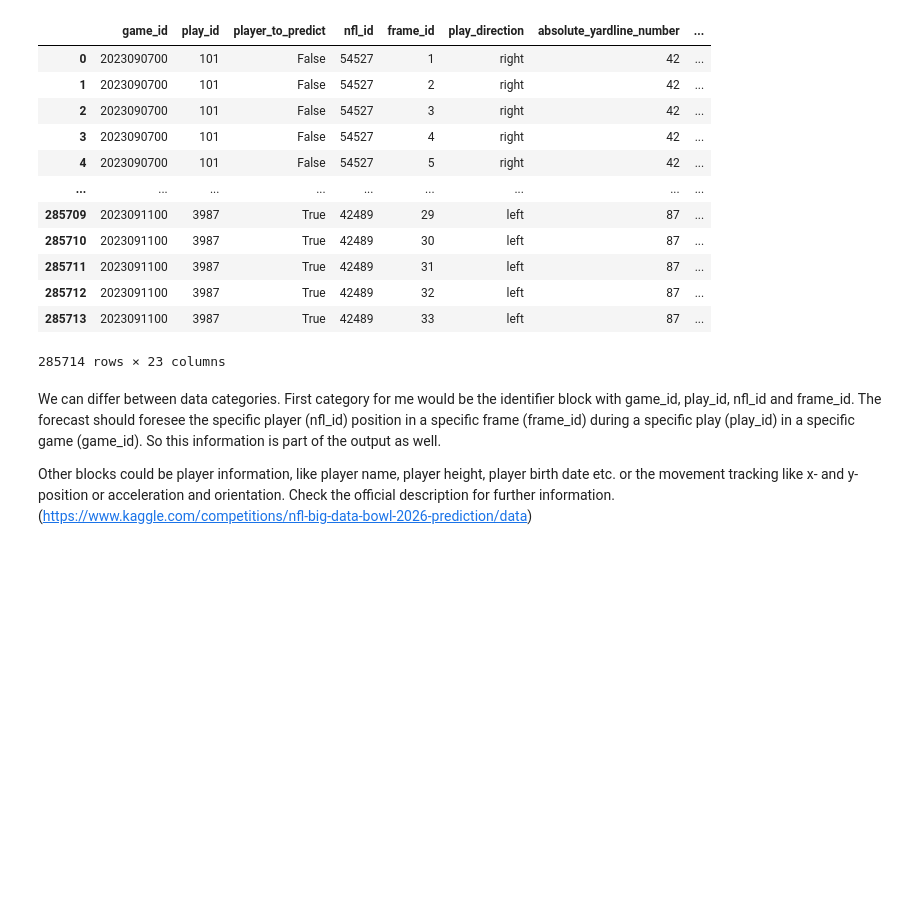
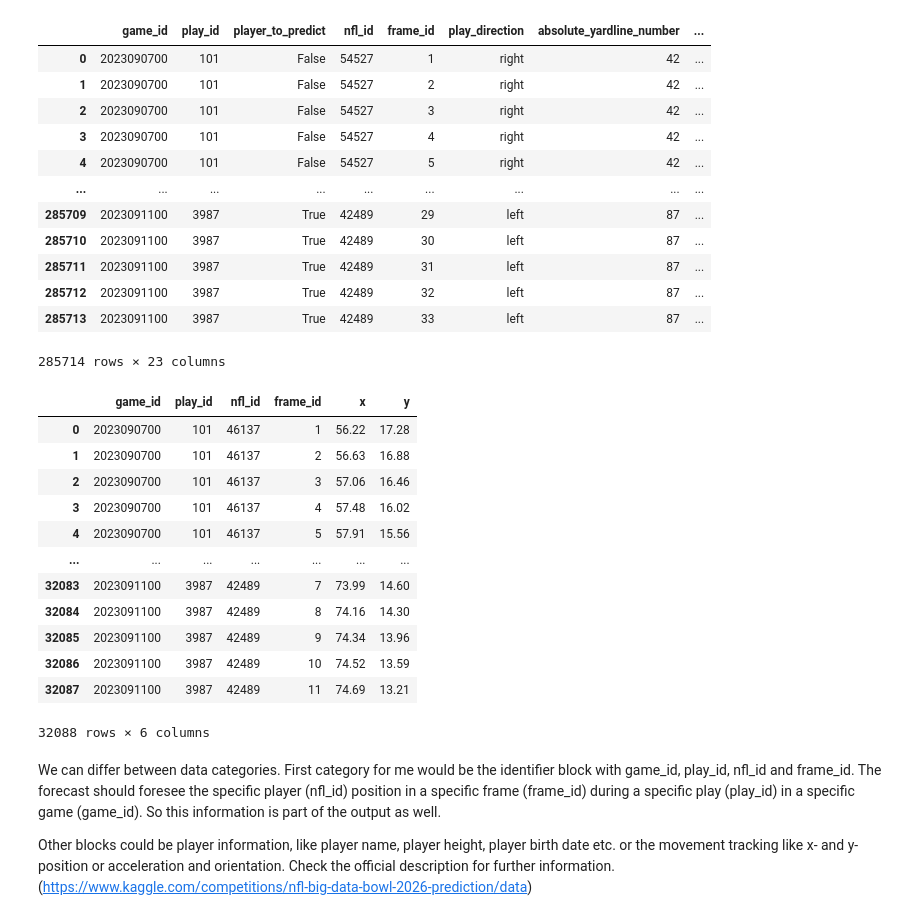
Before and after one commit to VirtualVale/04_kaggleNFL_trajectory_prediction, a Jupyter notebook: datawatch.ipynb, the cells around one changed output. Cells and saved outputs as stored; diff of their text form; code cells hidden in the pictures; blank space fills up the shorter version.

```diff
--- a/datawatch.ipynb
+++ b/datawatch.ipynb
@@ -1,7 +3,8 @@
 # %% [markdown]
 Lets have a first look on the data and analyse some basic properties plus obvious trends.
 # %%
-sample_csv = "/root/data/nfl-big-data-bowl-2026-prediction/train/input_2023_w01.csv"
+sample_input_csv = "/root/data/nfl-big-data-bowl-2026-prediction/train/input_2023_w01.csv"
+sample_output_csv = "/root/data/nfl-big-data-bowl-2026-prediction/train/output_2023_w01.csv"
 # %% [markdown]
 At first read in the data and look at the dataframe. This is one of the training samples for the competition. The input samples looks like this.
 # %%
@@ -23,6 +24,23 @@ sample_df
 | 285712 | 2023091100 | 3987 | True | 42489 | 32 | left | 87 | ... |
 | 285713 | 2023091100 | 3987 | True | 42489 | 33 | left | 87 | ... |
 285714 rows × 23 columns
+# %%
+sample_output_df = pd.read_csv(sample_output_csv)
+sample_output_df
+# %% [output]
+|  | game_id | play_id | nfl_id | frame_id | x | y |
+| 0 | 2023090700 | 101 | 46137 | 1 | 56.22 | 17.28 |
+| 1 | 2023090700 | 101 | 46137 | 2 | 56.63 | 16.88 |
+| 2 | 2023090700 | 101 | 46137 | 3 | 57.06 | 16.46 |
+| 3 | 2023090700 | 101 | 46137 | 4 | 57.48 | 16.02 |
+| 4 | 2023090700 | 101 | 46137 | 5 | 57.91 | 15.56 |
+| ... | ... | ... | ... | ... | ... | ... |
+| 32083 | 2023091100 | 3987 | 42489 | 7 | 73.99 | 14.60 |
+| 32084 | 2023091100 | 3987 | 42489 | 8 | 74.16 | 14.30 |
+| 32085 | 2023091100 | 3987 | 42489 | 9 | 74.34 | 13.96 |
+| 32086 | 2023091100 | 3987 | 42489 | 10 | 74.52 | 13.59 |
+| 32087 | 2023091100 | 3987 | 42489 | 11 | 74.69 | 13.21 |
+32088 rows × 6 columns
 # %% [markdown]
 We can differ between data categories. First category for me would be the identifier block with game_id, play_id, nfl_id and frame_id. The forecast should foresee the specific player (nfl_id) position in a specific frame (frame_id) during a specific play (play_id) in a specific game (game_id). So this information is part of the output as well.
 
```
Also changed, not shown: parts of 14 cells of this notebook.
